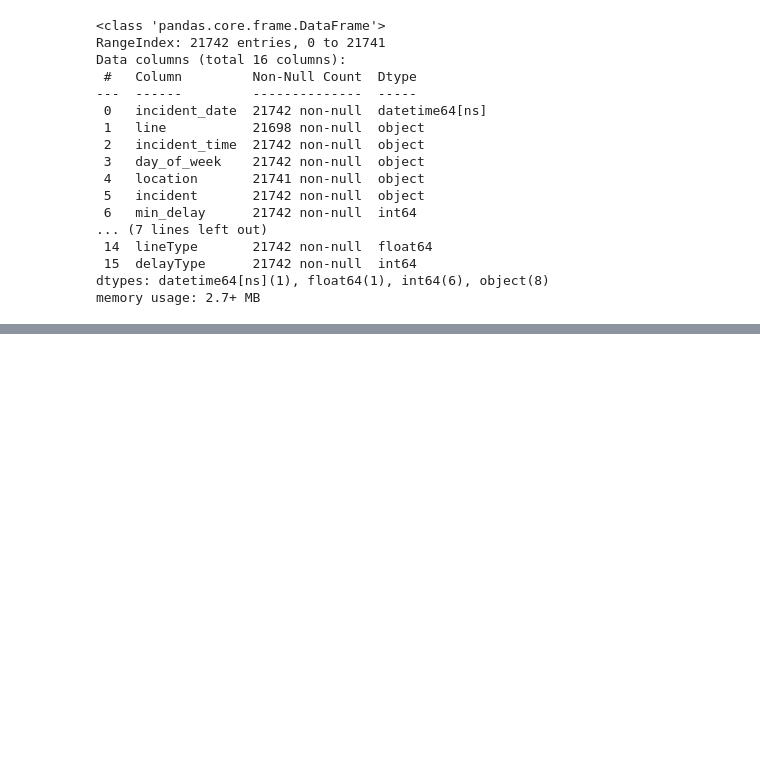
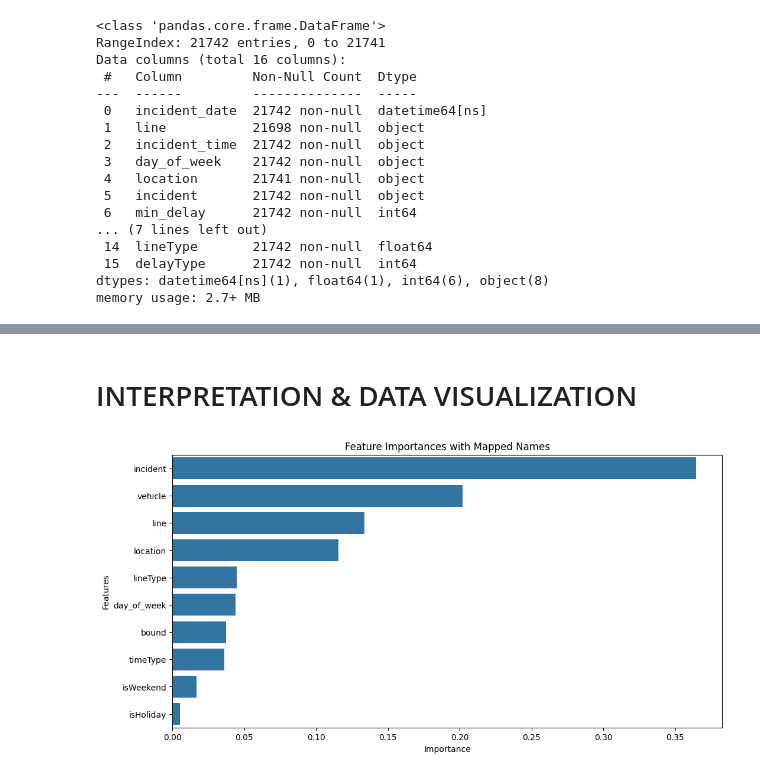
Before and after one commit to lee-data/TTC-streetcar-delay, a Jupyter notebook: src/team24main.ipynb, the cells around one changed output, grey strips where cells are left out. Saved outputs shown, nothing was run; the diff lists cells and outputs as text; code cells hidden in the pictures; blank space fills up the shorter version.

```diff
--- a/src/team24main.ipynb
+++ b/src/team24main.ipynb
@@ -268,0 +516,11 @@ df_cleaned.describe()
+# %%
+# Best parameters from GridSearchCV
+best_params = {'n_estimators': 100, # Number of trees in the forest
+               'max_depth': 10, # Maximum depth of the tree
+               'min_samples_leaf': 1, # Minimum number of samples required to be at a leaf node
+               'min_samples_split': 5, # Minimum number of samples required to split an internal node
+                }
+
+# Initialize and fit the Random Forest Classifier with best parameters
+best_clf = RandomForestClassifier(**best_params, random_state=42)
+best_clf.fit(X_train, y_train)
@@ -268,0 +645,2 @@ df_cleaned.describe()
+# %% [markdown]
+# INTERPRETATION & DATA VISUALIZATION
@@ -268,0 +655,34 @@ df_cleaned.describe()
+# %%
+# Map feature names back to original using the dictionaries
+mapped_features = []
+
+for feature in importance_df['Feature']:
+    if feature == 'location_id':
+        mapped_features.append('location')
+    elif feature == 'incident_id':
+        mapped_features.append('incident')
+    elif feature == 'vehicle_id':
+        mapped_features.append('vehicle')
+    elif feature == 'day_of_week_id':
+        mapped_features.append('day_of_week')
+    elif feature == 'line_id':
+        mapped_features.append('line')
+    elif feature == 'bound_id':
+        mapped_features.append('bound')
+    else:
+        mapped_features.append(feature)
+
+importance_df['Mapped Feature'] = mapped_features
+# %%
+import matplotlib.pyplot as plt
+import seaborn as sns
+
+# Plot Feature Importances with mapped feature names
+plt.figure(figsize=(12, 6))
+sns.barplot(x=importance_df['Importance'], y=importance_df['Mapped Feature'])
+plt.title('Feature Importances with Mapped Names')
+plt.xlabel('Importance')
+plt.ylabel('Features')
+plt.show()
+# %% [output]
+[figure, added]
```
Also changed, not shown: parts of 51 cells of this notebook.
